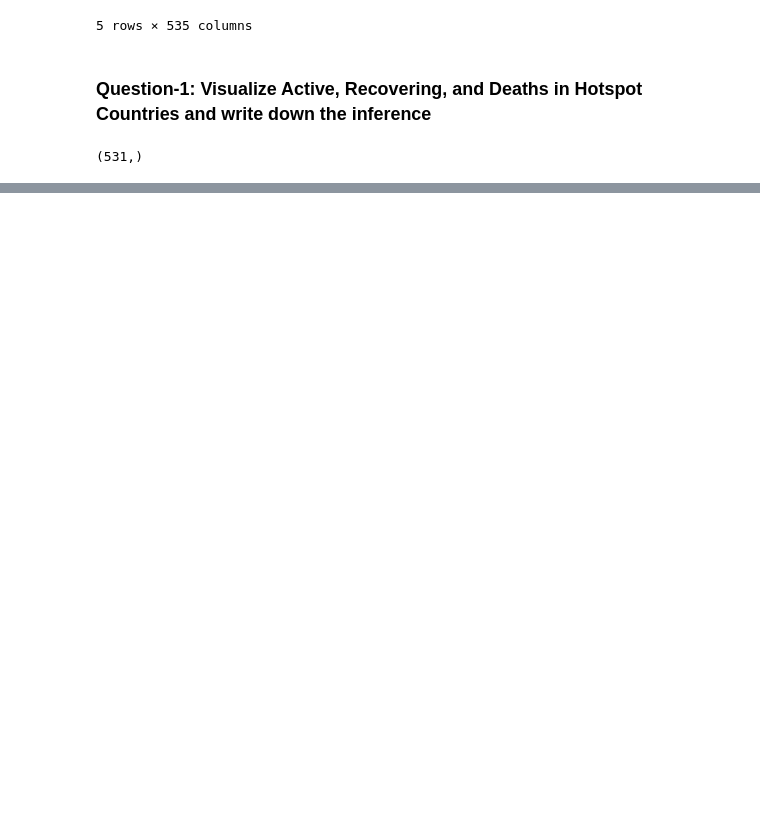
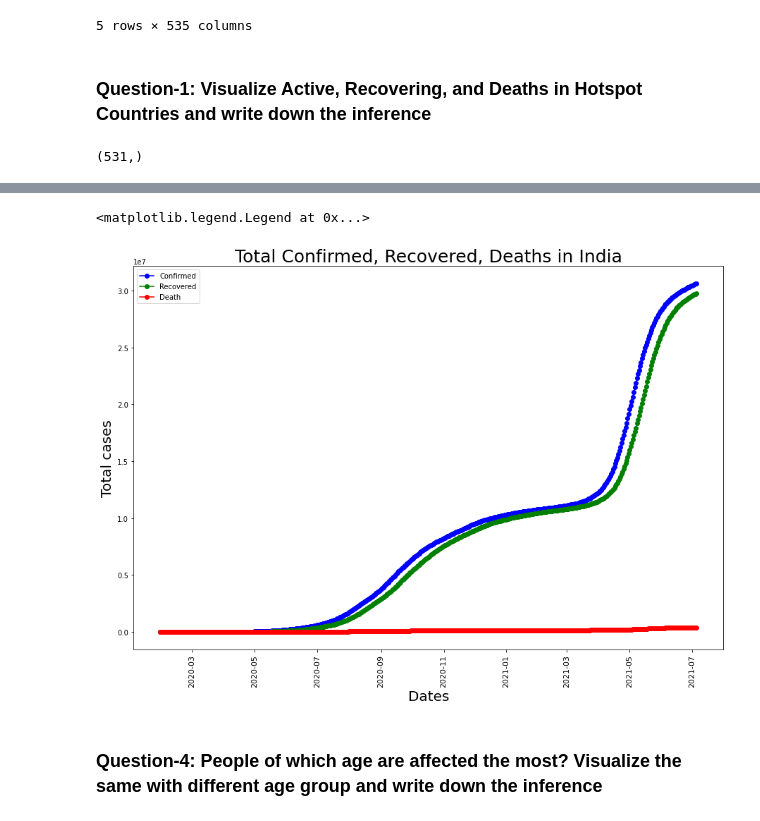
Before and after one commit to prabhavithreddy/Python_AI_ML, a Jupyter notebook: Edureka/PGP AIML/2_Predictive Analytics/QuestionBank/module_2_eda/scenario_4_covid_19.ipynb, the cells around one changed output, grey strips where cells are left out. Saved outputs shown, nothing was run; the diff lists cells and outputs as text; code cells hidden in the pictures; blank space fills up the shorter version.

```diff
--- a/Edureka/PGP AIML/2_Predictive Analytics/QuestionBank/module_2_eda/scenario_4_covid_19.ipynb
+++ b/Edureka/PGP AIML/2_Predictive Analytics/QuestionBank/module_2_eda/scenario_4_covid_19.ipynb
@@ -120,0 +155,33 @@ plt.show()
+# %%
+dates = list(confirmed_df.columns[4:])
+dates = list(pd.to_datetime(dates))
+dates_india = dates[8:]
+
+df1 = confirmed_df.groupby('Country/Region').sum().reset_index()
+df2 = deaths_df.groupby('Country/Region').sum().reset_index()
+df3 = recovered_df.groupby('Country/Region').sum().reset_index()
+
+k = df1[df1['Country/Region'] == 'India'].loc[:, '1/30/20':]
+india_confirmed = k.values.tolist()[0]
+
+k = df2[df2['Country/Region'] == 'India'].loc[:, '1/30/20':]
+india_deaths = k.values.tolist()[0]
+
+k = df3[df3['Country/Region'] == 'India'].loc[:, '1/30/20':]
+india_recovered = k.values.tolist()[0]
+
+plt.figure(figsize= (15,10))
+plt.xticks(rotation = 90, fontsize=11)
+plt.yticks(fontsize = 10)
+plt.xlabel("Dates", fontsize=20)
+plt.ylabel('Total cases', fontsize=20)
+plt.title('Total Confirmed, Recovered, Deaths in India', fontsize=25)
+ax1 = plt.plot_date(y=india_confirmed, x=dates_india, label='Confirmed', linestyle = '-', color='b')
+ax2 = plt.plot_date(y=india_recovered, x=dates_india, label='Recovered', linestyle = '-', color='g')
+ax3 = plt.plot_date(y=india_deaths, x=dates_india, label='Death', linestyle = '-', color='r')
+plt.legend()
+# %% [output]
+<matplotlib.legend.Legend at 0x...>
+[figure, added]
+# %% [markdown]
+### Question-4: People of which age are affected the most? Visualize the same with different age group and write down the inference
```
Also changed, not shown: parts of 10 cells of this notebook, 4 other files.
